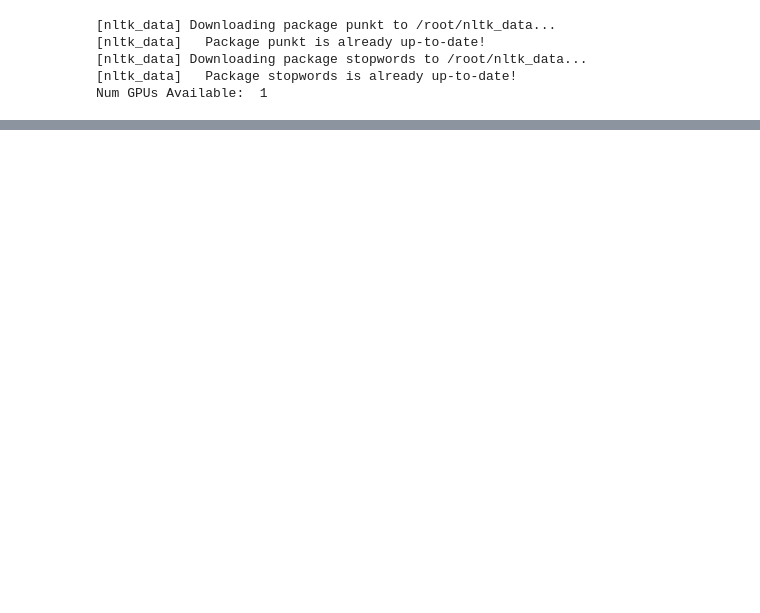
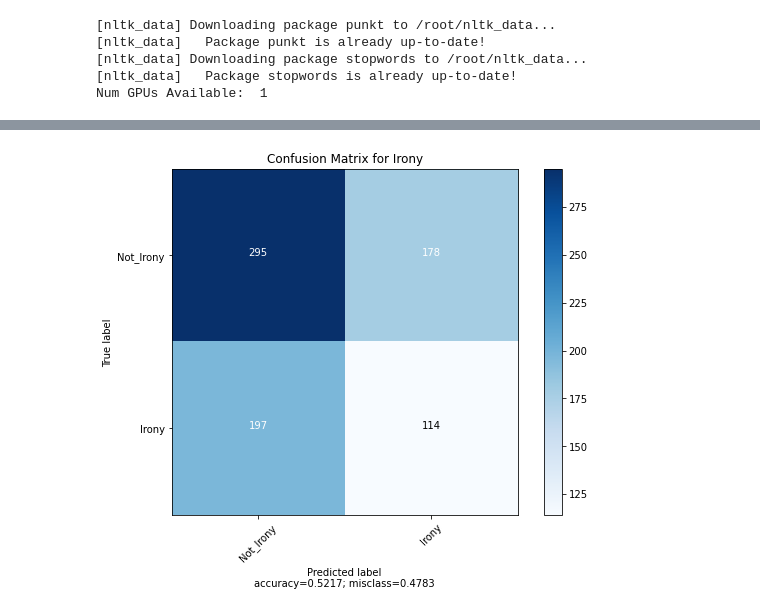
Before and after one commit to gibsonx/CE888, a Jupyter notebook: Assignment/assignment_2_Distilbert.ipynb, the cells around one changed output, grey strips where cells are left out. Drawn from its saved outputs; the diff is of its cells as text; code cells hidden in the pictures; blank space fills up the shorter version.

```diff
--- a/Assignment/assignment_2_Distilbert.ipynb
+++ b/Assignment/assignment_2_Distilbert.ipynb
@@ -388,0 +307,7 @@ plot_confusion_matrix(cm, normalize=False,target_names=['Not_hate', 'Hate'],titl
+# %%
+input_ids,attention_masks = get_inputs(df_irony_train['text'], tokenizer=dbert_tokenizer)
+# %%
+K.clear_session()
+del model
+model=create_model(max_len=32)
+hist = model.fit(x=(input_ids,attention_masks), y=df_irony_train['label'], epochs=30, batch_size=16, validation_split=.15, callbacks=callbacks)
@@ -388,0 +332,4 @@ plot_confusion_matrix(cm, normalize=False,target_names=['Not_hate', 'Hate'],titl
+# %%
+input_ids,attention_masks = get_inputs(df_irony_test['text'], tokenizer=dbert_tokenizer)
+# %%
+preds = model.predict((input_ids,attention_masks), verbose=True)
@@ -388,0 +338,7 @@ plot_confusion_matrix(cm, normalize=False,target_names=['Not_hate', 'Hate'],titl
+# %%
+# plot_metrics(preds, y_test)
+y_pred = [i[0] for i in preds.round().astype(int)]
+cm = confusion_matrix(df_irony_test['label'],y_pred)
+plot_confusion_matrix(cm, normalize=False,target_names=['Not_Irony', 'Irony'],title="Confusion Matrix for Irony")
+# %% [output]
+[figure, added]
```
Also changed, not shown: parts of 19 cells of this notebook.
